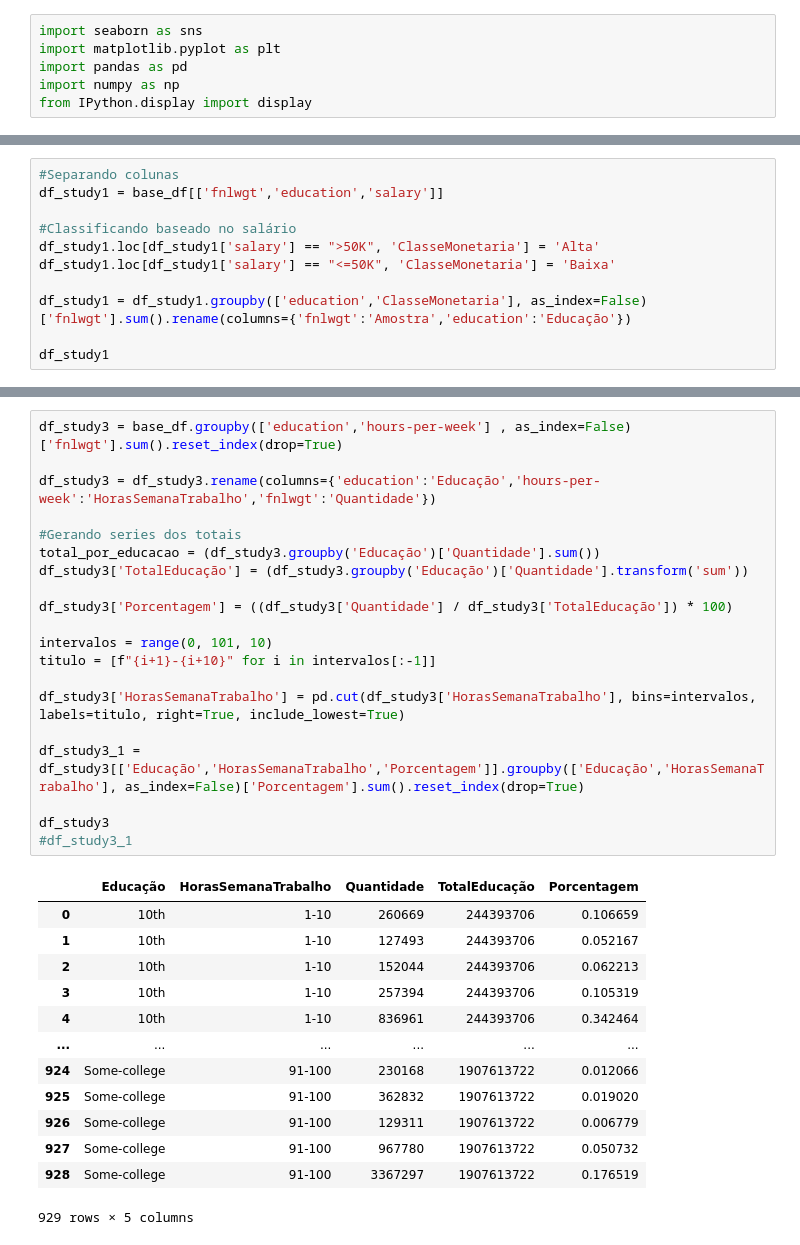
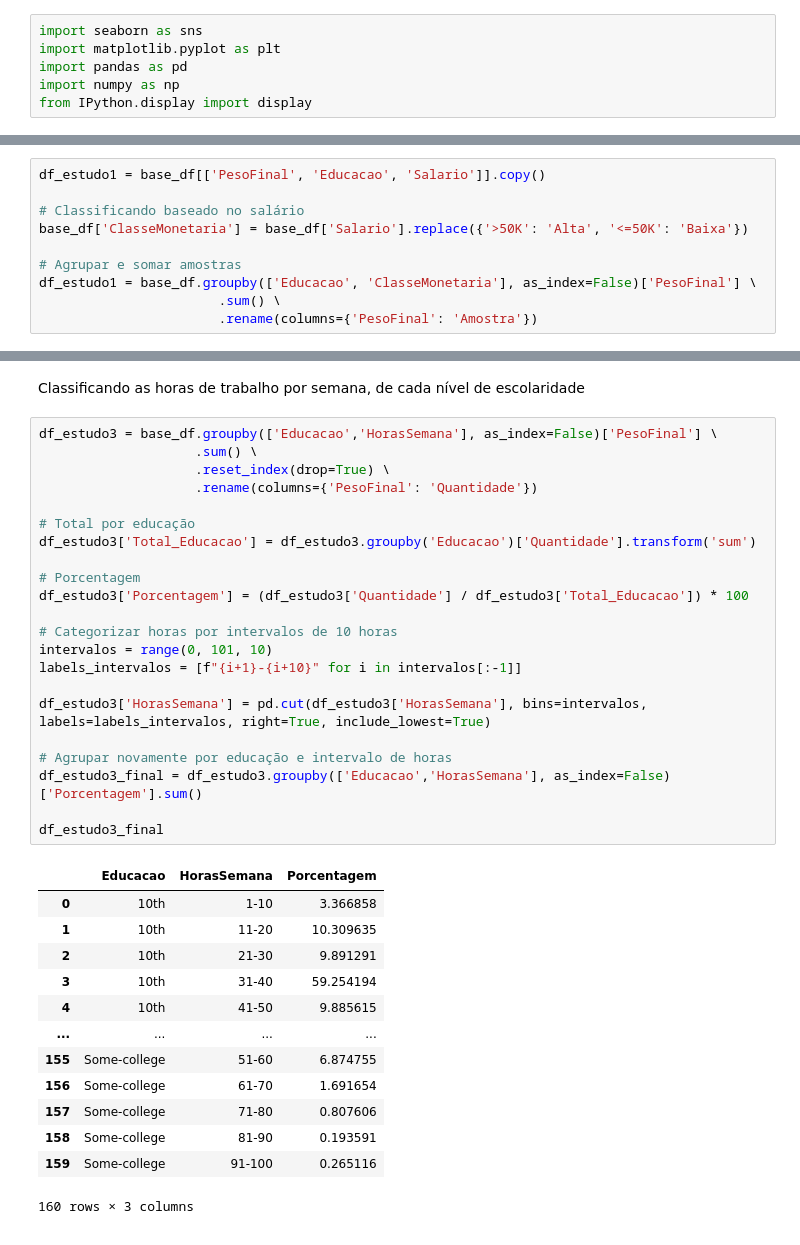
Before and after one commit to JulianoBZ/study_data_eng_projects, a Jupyter notebook: projeto1.ipynb, the cells around one changed output, grey strips where cells are left out. Drawn from its saved outputs; the diff is of its cells as text.

```diff
--- a/projeto1.ipynb
+++ b/projeto1.ipynb
@@ -30,12 +47,11 @@ base_df
 # %%
-#Separando colunas
-df_study1 = base_df[['fnlwgt','education','salary']]
+df_estudo1 = base_df[['PesoFinal', 'Educacao', 'Salario']].copy()
 
-#Classificando baseado no salário
-df_study1.loc[df_study1['salary'] == ">50K", 'ClasseMonetaria'] = 'Alta'
-df_study1.loc[df_study1['salary'] == "<=50K", 'ClasseMonetaria'] = 'Baixa'
+# Classificando baseado no salário
+base_df['ClasseMonetaria'] = base_df['Salario'].replace({'>50K': 'Alta', '<=50K': 'Baixa'})
 
-df_study1 = df_study1.groupby(['education','ClasseMonetaria'], as_index=False)['fnlwgt'].sum().rename(columns={'fnlwgt':'Amostra','education':'Educação'})
-
-df_study1
+# Agrupar e somar amostras
+df_estudo1 = base_df.groupby(['Educacao', 'ClasseMonetaria'], as_index=False)['PesoFinal'] \
+                       .sum() \
+                       .rename(columns={'PesoFinal': 'Amostra'})
 # %% [output]
@@ -173,37 +188,41 @@ Menos populares entre mulheres
 | 22 | Protective-serv | 25254759 | 0.28905 | 0.91278 |
 | 23 | Transport-moving | 24808137 | 0.28393 | 0.89664 |
 | 24 | Farming-fishing | 17562082 | 0.20100 | 0.63475 |
+# %% [markdown]
+Classificando as horas de trabalho por semana, de cada nível de escolaridade
 # %%
-df_study3 = base_df.groupby(['education','hours-per-week'] , as_index=False)['fnlwgt'].sum().reset_index(drop=True)
+df_estudo3 = base_df.groupby(['Educacao','HorasSemana'], as_index=False)['PesoFinal'] \
+                    .sum() \
+                    .reset_index(drop=True) \
+                    .rename(columns={'PesoFinal': 'Quantidade'})
 
-df_study3 = df_study3.rename(columns={'education':'Educação','hours-per-week':'HorasSemanaTrabalho','fnlwgt':'Quantidade'})
+# Total por educação
+df_estudo3['Total_Educacao'] = df_estudo3.groupby('Educacao')['Quantidade'].transform('sum')
 
-#Gerando series dos totais
-total_por_educacao = (df_study3.groupby('Educação')['Quantidade'].sum())
-df_study3['TotalEducação'] = (df_study3.groupby('Educação')['Quantidade'].transform('sum'))
+# Porcentagem
+df_estudo3['Porcentagem'] = (df_estudo3['Quantidade'] / df_estudo3['Total_Educacao']) * 100
 
-df_study3['Porcentagem'] = ((df_study3['Quantidade'] / df_study3['TotalEducação']) * 100)
+# Categorizar horas por intervalos de 10 horas
+intervalos = range(0, 101, 10)
+labels_intervalos = [f"{i+1}-{i+10}" for i in intervalos[:-1]]
 
-intervalos = range(0, 101, 10)
-titulo = [f"{i+1}-{i+10}" for i in intervalos[:-1]]
+df_estudo3['HorasSemana'] = pd.cut(df_estudo3['HorasSemana'], bins=intervalos, labels=labels_intervalos, right=True, include_lowest=True)
 
-df_study3['HorasSemanaTrabalho'] = pd.cut(df_study3['HorasSemanaTrabalho'], bins=intervalos, labels=titulo, right=True, include_lowest=True)
+# Agrupar novamente por educação e intervalo de horas
+df_estudo3_final = df_estudo3.groupby(['Educacao','HorasSemana'], as_index=False)['Porcentagem'].sum()
 
-df_study3_1 = df_study3[['Educação','HorasSemanaTrabalho','Porcentagem']].groupby(['Educação','HorasSemanaTrabalho'], as_index=False)['Porcentagem'].sum().reset_index(drop=True)
-
-df_study3
-#df_study3_1
+df_estudo3_final
 # %% [output]
-|  | Educação | HorasSemanaTrabalho | Quantidade | TotalEducação | Porcentagem |
-| 0 | 10th | 1-10 | 260669 | 244393706 | 0.106659 |
-| 1 | 10th | 1-10 | 127493 | 244393706 | 0.052167 |
-| 2 | 10th | 1-10 | 152044 | 244393706 | 0.062213 |
-| 3 | 10th | 1-10 | 257394 | 244393706 | 0.105319 |
-| 4 | 10th | 1-10 | 836961 | 244393706 | 0.342464 |
-| ... | ... | ... | ... | ... | ... |
-| 924 | Some-college | 91-100 | 230168 | 1907613722 | 0.012066 |
-| 925 | Some-college | 91-100 | 362832 | 1907613722 | 0.019020 |
-| 926 | Some-college | 91-100 | 129311 | 1907613722 | 0.006779 |
-| 927 | Some-college | 91-100 | 967780 | 1907613722 | 0.050732 |
-| 928 | Some-college | 91-100 | 3367297 | 1907613722 | 0.176519 |
+|  | Educacao | HorasSemana | Porcentagem |
+| 0 | 10th | 1-10 | 3.366858 |
+| 1 | 10th | 11-20 | 10.309635 |
+| 2 | 10th | 21-30 | 9.891291 |
+| 3 | 10th | 31-40 | 59.254194 |
+| 4 | 10th | 41-50 | 9.885615 |
+| ... | ... | ... | ... |
+| 155 | Some-college | 51-60 | 6.874755 |
+| 156 | Some-college | 61-70 | 1.691654 |
+| 157 | Some-college | 71-80 | 0.807606 |
+| 158 | Some-college | 81-90 | 0.193591 |
+| 159 | Some-college | 91-100 | 0.265116 |
-929 rows × 5 columns
+160 rows × 3 columns
```
Also changed, not shown: parts of 12 cells of this notebook, 1 other file.
